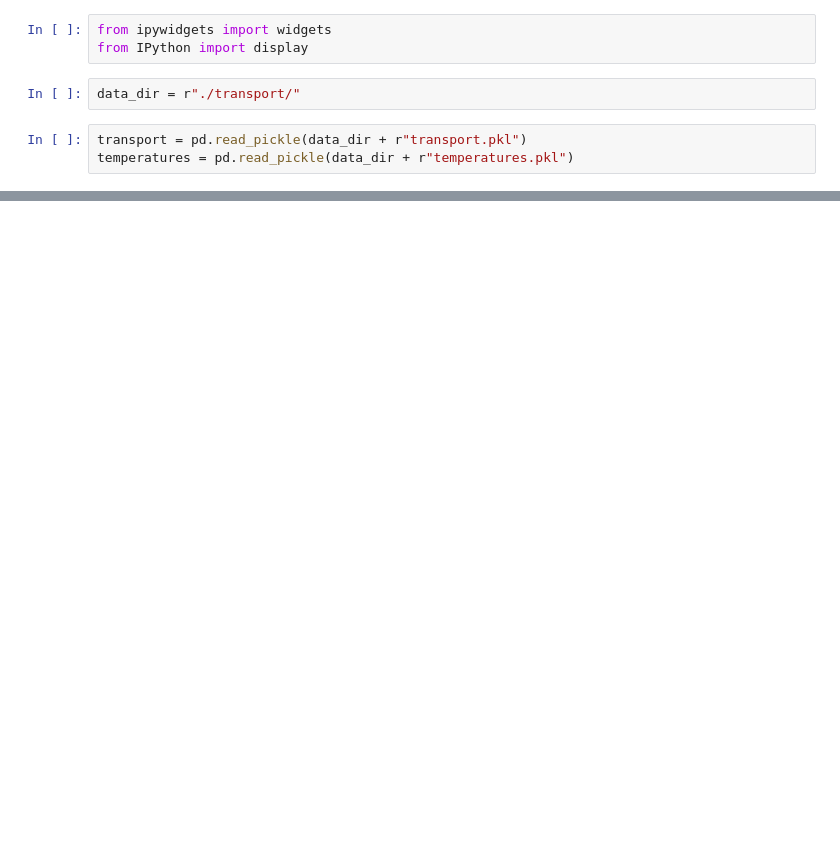
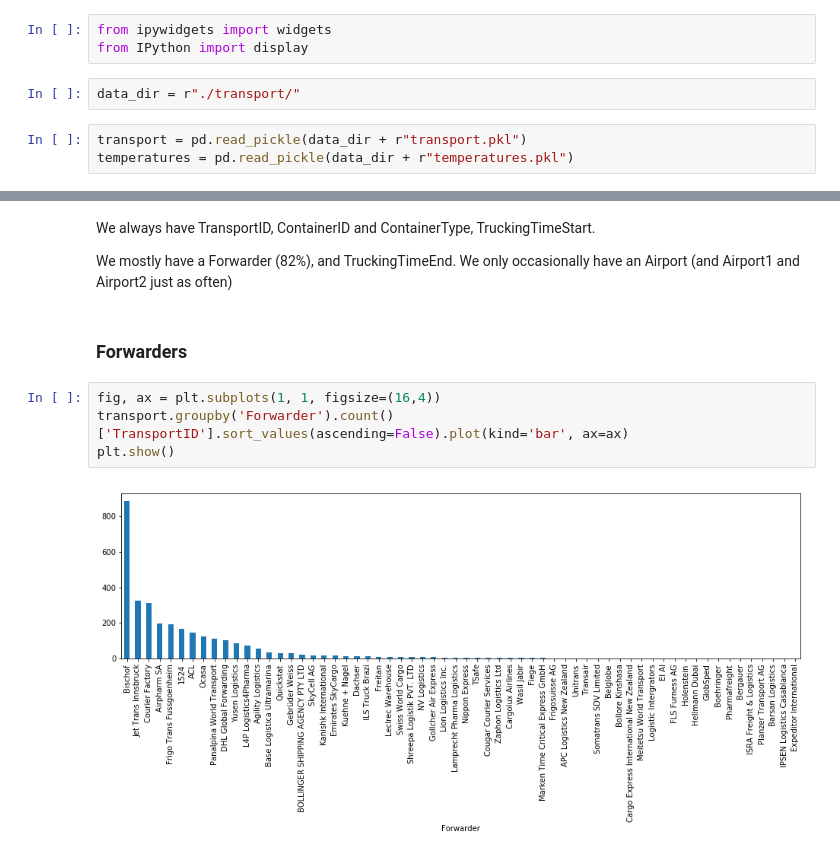
Before and after one commit to chriswegmann/prometheon, a Jupyter notebook: analytics/DataExploration.ipynb, the cells around one changed output, grey strips where cells are left out. Cells and saved outputs as stored; diff of their text form; blank space fills up the shorter version.

```diff
--- a/analytics/DataExploration.ipynb
+++ b/analytics/DataExploration.ipynb
@@ -31,0 +107,12 @@ temperatures.sample(10)
+# %% [markdown]
+We always have TransportID, ContainerID and ContainerType, TruckingTimeStart.
+
+We mostly have a Forwarder (82%), and TruckingTimeEnd. We only occasionally have an Airport (and Airport1 and Airport2 just as often)
+# %% [markdown]
+### Forwarders
+# %%
+fig, ax = plt.subplots(1, 1, figsize=(16,4))
+transport.groupby('Forwarder').count()['TransportID'].sort_values(ascending=False).plot(kind='bar', ax=ax)
+plt.show()
+# %% [output]
+[figure, added]
```
Also changed, not shown: parts of 25 cells of this notebook, 6 other files.
